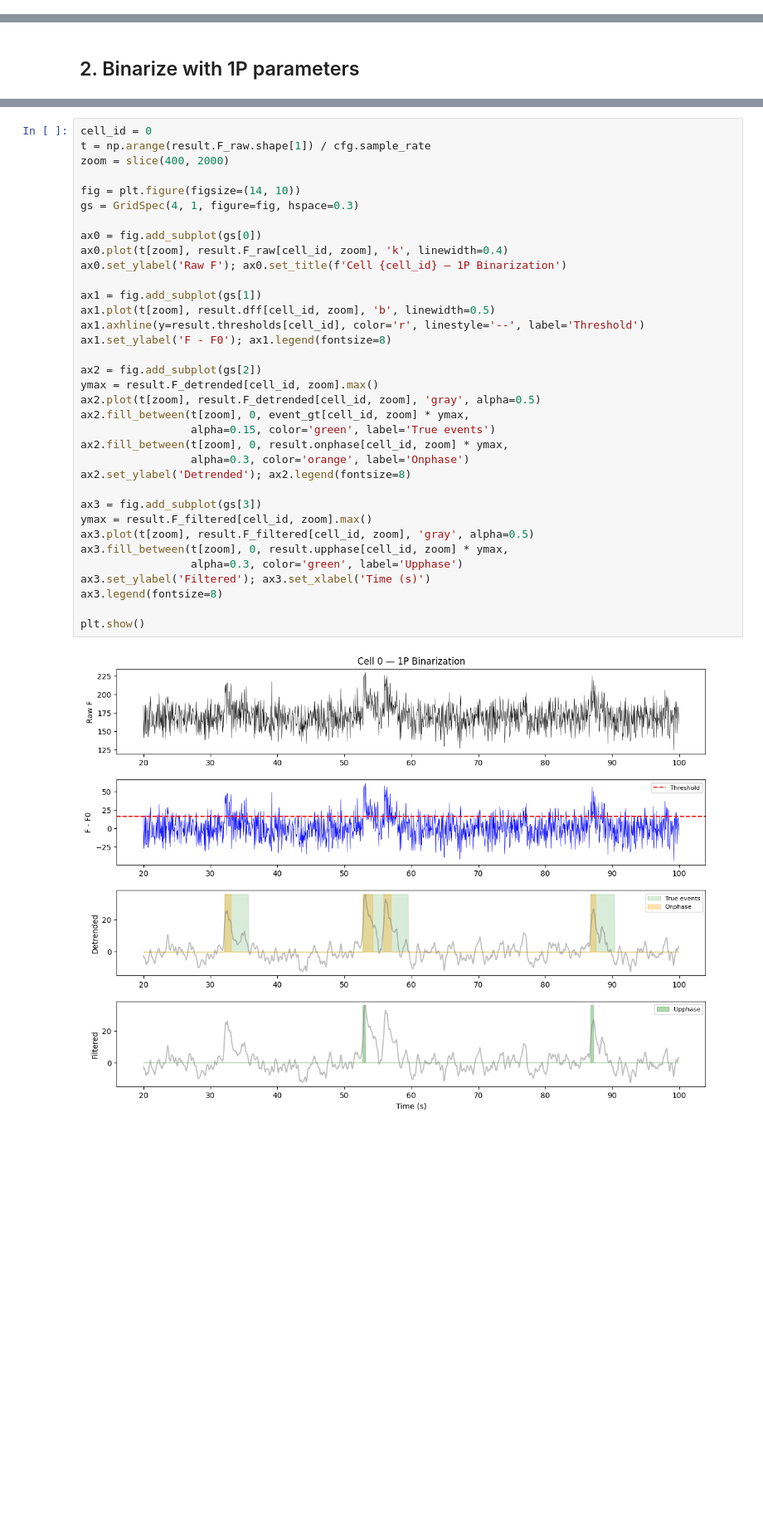
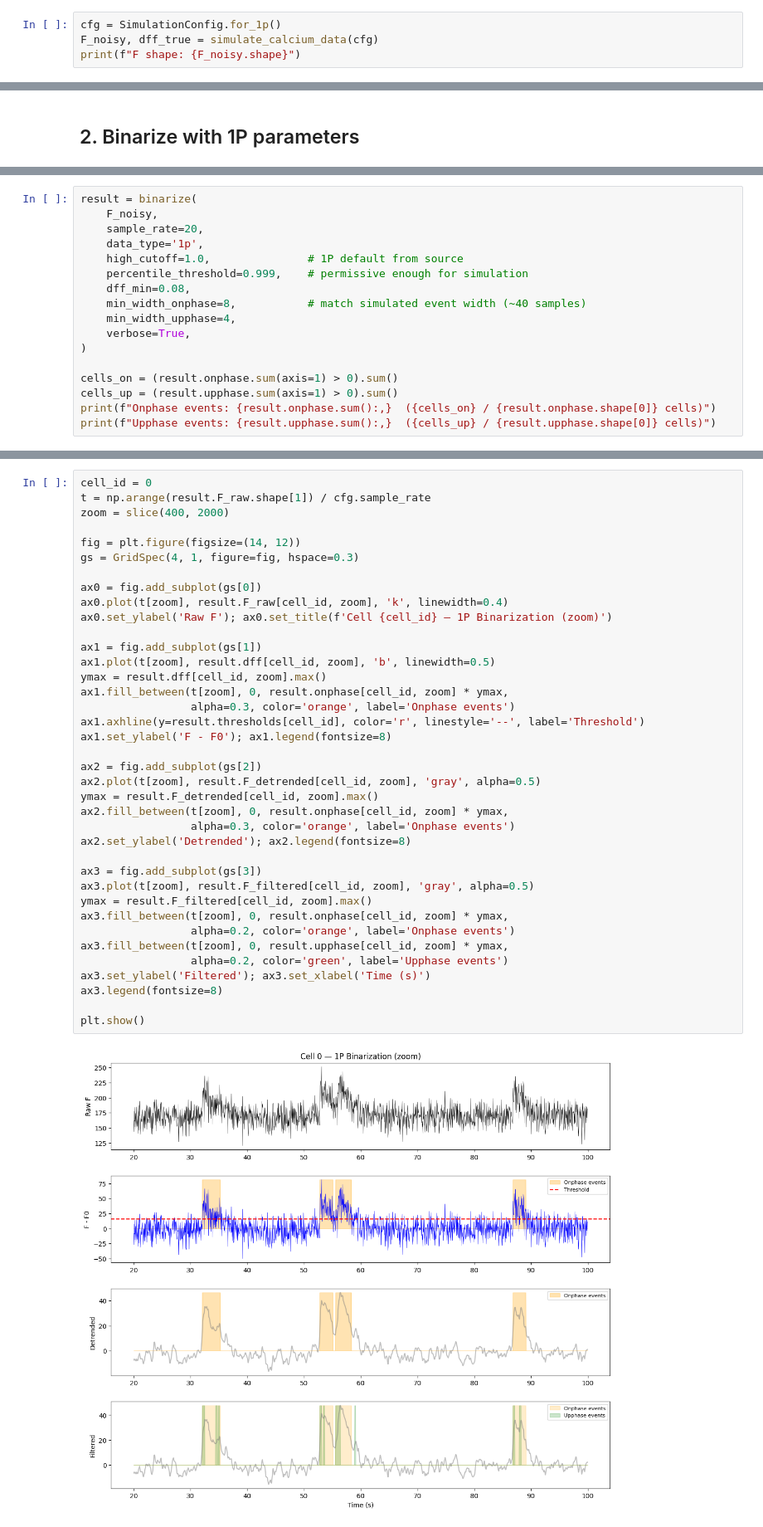
Before and after one commit to Ch3fUlrich/binarize2pcalcium, a Jupyter notebook: notebooks/1p_analysis.ipynb, the cells around one changed output, grey strips where cells are left out. Shown at 83% size. Cells and saved outputs as stored; diff of their text form; blank space fills up the shorter version.

Commit message:
fixed simulation decay issue and add predefinced simulation settings

```diff
--- a/notebooks/1p_analysis.ipynb
+++ b/notebooks/1p_analysis.ipynb
@@ -44,0 +22,4 @@ F shape: (25, 6000)
+# %%
+cfg = SimulationConfig.for_1p()
+F_noisy, dff_true = simulate_calcium_data(cfg)
+print(f"F shape: {F_noisy.shape}")
@@ -77,0 +41,17 @@ Onphase: 2,032.0  |  Upphase: 455.0  |  GT: 12,801
+# %%
+result = binarize(
+    F_noisy,
+    sample_rate=20,
+    data_type='1p',
+    high_cutoff=1.0,               # 1P default from source
+    percentile_threshold=0.999,    # permissive enough for simulation
+    dff_min=0.08,
+    min_width_onphase=8,           # match simulated event width (~40 samples)
+    min_width_upphase=4,
+    verbose=True,
+)
+
+cells_on = (result.onphase.sum(axis=1) > 0).sum()
+cells_up = (result.upphase.sum(axis=1) > 0).sum()
+print(f"Onphase events: {result.onphase.sum():,}  ({cells_on} / {result.onphase.shape[0]} cells)")
+print(f"Upphase events: {result.upphase.sum():,}  ({cells_up} / {result.upphase.shape[0]} cells)")
@@ -80,38 +99,41 @@ Onphase: 2,032.0  |  Upphase: 455.0  |  GT: 12,801
 # %%
 cell_id = 0
 t = np.arange(result.F_raw.shape[1]) / cfg.sample_rate
 zoom = slice(400, 2000)
 
-fig = plt.figure(figsize=(14, 10))
+fig = plt.figure(figsize=(14, 12))
 gs = GridSpec(4, 1, figure=fig, hspace=0.3)
 
 ax0 = fig.add_subplot(gs[0])
 ax0.plot(t[zoom], result.F_raw[cell_id, zoom], 'k', linewidth=0.4)
-ax0.set_ylabel('Raw F'); ax0.set_title(f'Cell {cell_id} — 1P Binarization')
+ax0.set_ylabel('Raw F'); ax0.set_title(f'Cell {cell_id} — 1P Binarization (zoom)')
 
 ax1 = fig.add_subplot(gs[1])
 ax1.plot(t[zoom], result.dff[cell_id, zoom], 'b', linewidth=0.5)
+ymax = result.dff[cell_id, zoom].max()
+ax1.fill_between(t[zoom], 0, result.onphase[cell_id, zoom] * ymax,
+                 alpha=0.3, color='orange', label='Onphase events')
 ax1.axhline(y=result.thresholds[cell_id], color='r', linestyle='--', label='Threshold')
 ax1.set_ylabel('F - F0'); ax1.legend(fontsize=8)
 
 ax2 = fig.add_subplot(gs[2])
+ax2.plot(t[zoom], result.F_detrended[cell_id, zoom], 'gray', alpha=0.5)
 ymax = result.F_detrended[cell_id, zoom].max()
-ax2.plot(t[zoom], result.F_detrended[cell_id, zoom], 'gray', alpha=0.5)
-ax2.fill_between(t[zoom], 0, event_gt[cell_id, zoom] * ymax,
-                 alpha=0.15, color='green', label='True events')
 ax2.fill_between(t[zoom], 0, result.onphase[cell_id, zoom] * ymax,
-                 alpha=0.3, color='orange', label='Onphase')
+                 alpha=0.3, color='orange', label='Onphase events')
 ax2.set_ylabel('Detrended'); ax2.legend(fontsize=8)
 
 ax3 = fig.add_subplot(gs[3])
+ax3.plot(t[zoom], result.F_filtered[cell_id, zoom], 'gray', alpha=0.5)
 ymax = result.F_filtered[cell_id, zoom].max()
-ax3.plot(t[zoom], result.F_filtered[cell_id, zoom], 'gray', alpha=0.5)
+ax3.fill_between(t[zoom], 0, result.onphase[cell_id, zoom] * ymax,
+                 alpha=0.2, color='orange', label='Onphase events')
 ax3.fill_between(t[zoom], 0, result.upphase[cell_id, zoom] * ymax,
-                 alpha=0.3, color='green', label='Upphase')
+                 alpha=0.2, color='green', label='Upphase events')
 ax3.set_ylabel('Filtered'); ax3.set_xlabel('Time (s)')
 ax3.legend(fontsize=8)
 
 plt.show()
 # %% [output]
-[figure, old version]
+[figure, new version]
 # %% [markdown]
```
Also changed, not shown: parts of 14 cells of this notebook, 3 other files.
